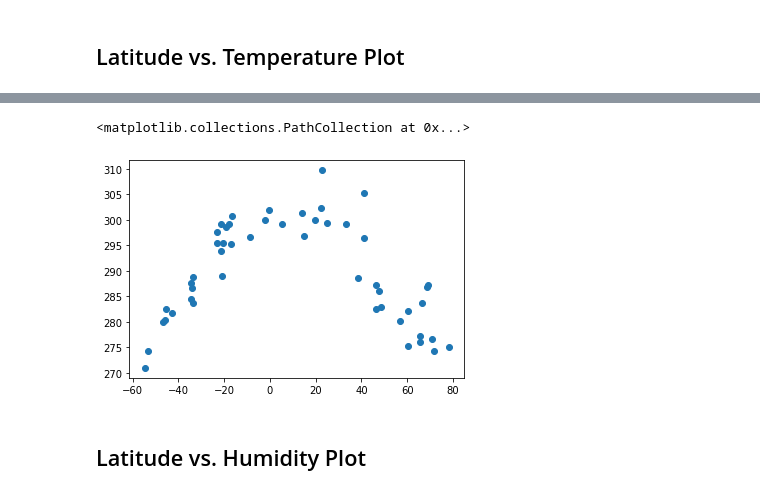
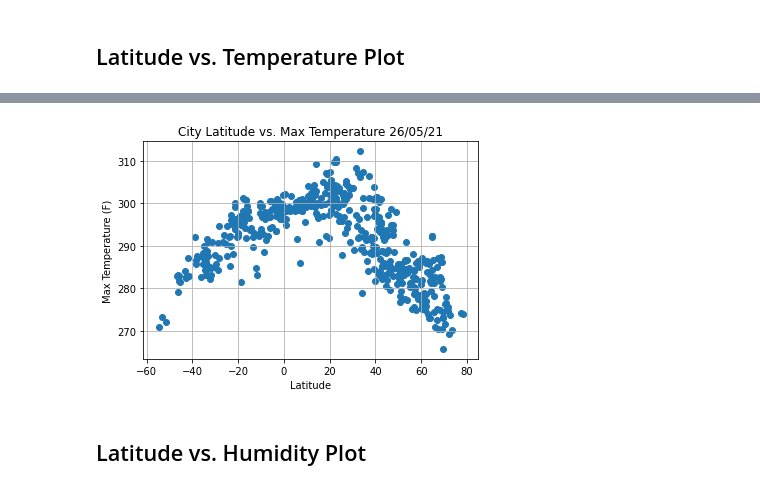
Before and after one commit to simoncastellanos9/python-api-challenge, a Jupyter notebook: WeatherPy/WeatherPy.ipynb, the cells around one changed output, grey strips where cells are left out. Saved outputs shown, nothing was run; the diff lists cells and outputs as text; code cells hidden in the pictures.

Commit message:
finished plots

```diff
--- a/WeatherPy/WeatherPy.ipynb
+++ b/WeatherPy/WeatherPy.ipynb
@@ -30,13 +31,18 @@ humidity = []
 clouds = []
 wind = []
 country = []
-date = []
+dates = []
+
+today = date.today()
+
+# dd/mm/YY
+d1 = today.strftime("%d/%m/%y")
 # %%
 #While loop will creates city name only if it can be found in the weather API.
 
-x = 0
+i = 0
 #500 samples
-while x<50:
+while i<500:
     #random latitude and longitude
     lat = random.randint(180)-90
     lng = random.randint(360)-180
@@ -47,6 +53,7 @@ while x<50:
         try:
             #if city is in list, it checks if it can be found in weather api. If not, it will generate another set of
             #random coordinates and search again
+            #Weather check
             query_url = url + "appid=" + wkey + "&q=" + city
             weather_response = requests.get(query_url)
             weather_json = weather_response.json()
@@ -59,9 +66,9 @@ while x<50:
             clouds.append(weather_json['clouds']['all'])
             wind.append(weather_json['wind']['speed'])
             country.append(weather_json['sys']['country'])
-            date.append(weather_json['dt'])
-            print(x)
-            x=x+1
+            dates.append(weather_json['dt'])
+            print(i)
+            i=i+1
         except:
             pass
 # %% [output]
@@ -144,7 +150,7 @@ citydata_df = pd.DataFrame({'City' : citylst,
                           'Cloudiness' : clouds,
                           'Wind Speed' : wind,
                           'Country' : country,
-                          'Date' : date
+                          'Date' : dates
                           })
 # Export file as a CSV, without the Pandas index, but with the header
 citydata_df.to_csv("Output/CityData.csv", index=False, header=True)
@@ -220,9 +219,13 @@ Int64Index([], dtype='int64')
 # %%
 x_values = citydata_df['Lat']
 y_values = citydata_df['Max Temp']
 plt.scatter(x_values,y_values)
+plt.grid(True)
+plt.title(f"City Latitude vs. Max Temperature {d1}")
+plt.xlabel("Latitude")
+plt.ylabel("Max Temperature (F)")
+plt.show()
 # %% [output]
-<matplotlib.collections.PathCollection at 0x...>
-[figure, old version]
+[figure, new version]
 # %% [markdown]
 ## Latitude vs. Humidity Plot
```
Also changed, not shown: parts of 29 cells of this notebook, 1 other file.
